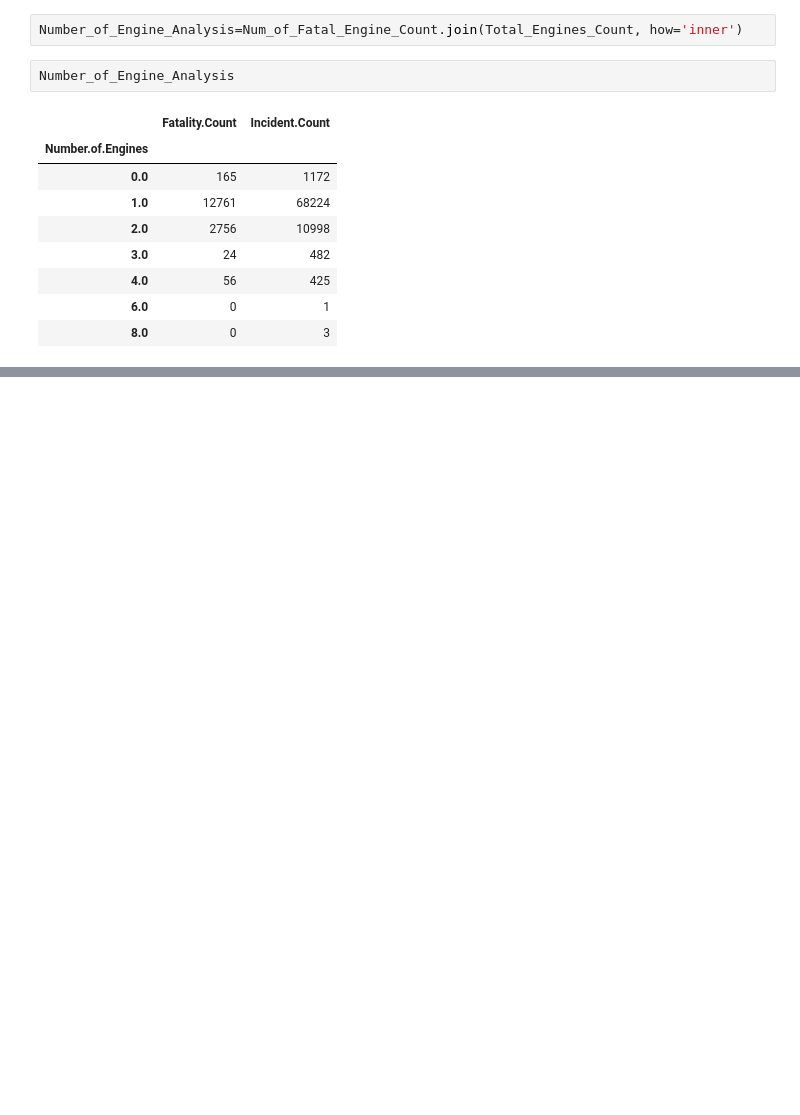
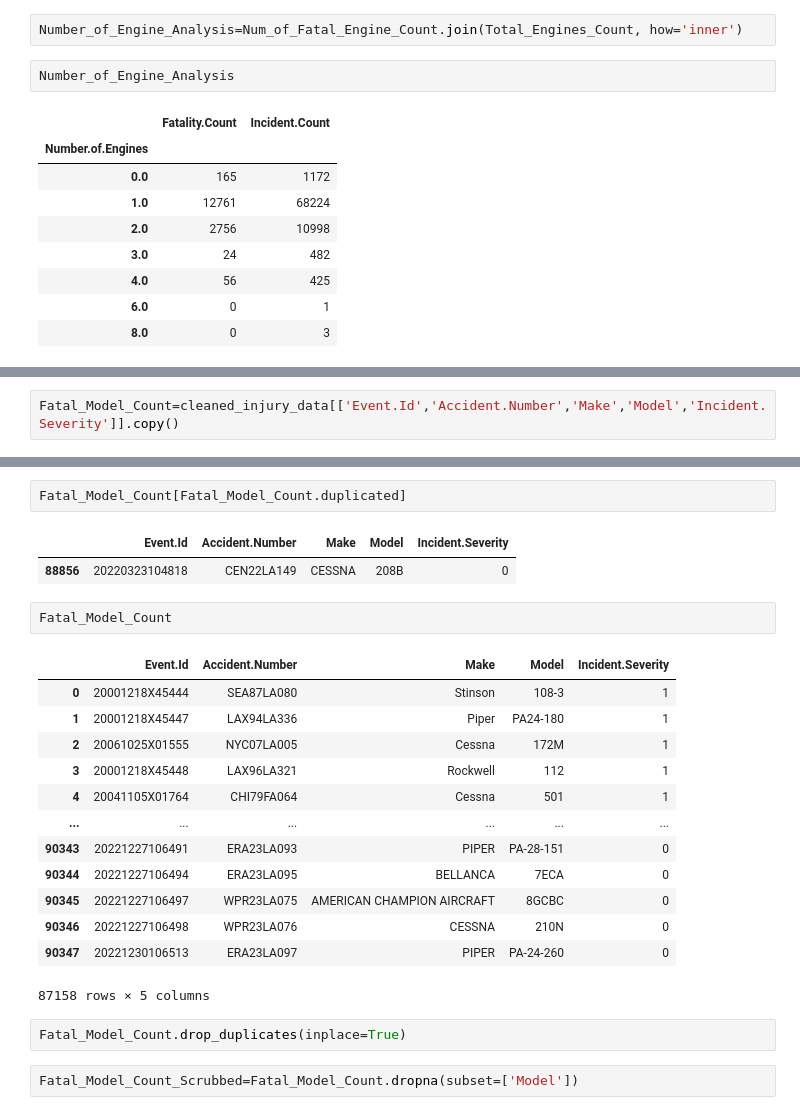
Before and after one commit to AndrewReusche/dsc-phase-1-project-v3, a Jupyter notebook: student.ipynb, the cells around one changed output, grey strips where cells are left out. Drawn from its saved outputs; the diff is of its cells as text; blank space fills up the shorter version.

Commit message:
creation of Fatal_Model_Analysis and Fatal_Make_Analysis Dataframes

```diff
--- a/student.ipynb
+++ b/student.ipynb
@@ -1155,0 +1166,2 @@ Number_of_Engine_Analysis
+# %%
+Fatal_Model_Count=cleaned_injury_data[['Event.Id','Accident.Number','Make','Model','Incident.Severity']].copy()
@@ -1155,0 +1221,25 @@ Number_of_Engine_Analysis
+# %%
+Fatal_Model_Count[Fatal_Model_Count.duplicated]
+# %% [output]
+|  | Event.Id | Accident.Number | Make | Model | Incident.Severity |
+| 88856 | 20220323104818 | CEN22LA149 | CESSNA | 208B | 0 |
+# %%
+Fatal_Model_Count
+# %% [output]
+|  | Event.Id | Accident.Number | Make | Model | Incident.Severity |
+| 0 | 20001218X45444 | SEA87LA080 | Stinson | 108-3 | 1 |
+| 1 | 20001218X45447 | LAX94LA336 | Piper | PA24-180 | 1 |
+| 2 | 20061025X01555 | NYC07LA005 | Cessna | 172M | 1 |
+| 3 | 20001218X45448 | LAX96LA321 | Rockwell | 112 | 1 |
+| 4 | 20041105X01764 | CHI79FA064 | Cessna | 501 | 1 |
+| ... | ... | ... | ... | ... | ... |
+| 90343 | 20221227106491 | ERA23LA093 | PIPER | PA-28-151 | 0 |
+| 90344 | 20221227106494 | ERA23LA095 | BELLANCA | 7ECA | 0 |
+| 90345 | 20221227106497 | WPR23LA075 | AMERICAN CHAMPION AIRCRAFT | 8GCBC | 0 |
+| 90346 | 20221227106498 | WPR23LA076 | CESSNA | 210N | 0 |
+| 90347 | 20221230106513 | ERA23LA097 | PIPER | PA-24-260 | 0 |
+87158 rows × 5 columns
+# %%
+Fatal_Model_Count.drop_duplicates(inplace=True)
+# %%
+Fatal_Model_Count_Scrubbed=Fatal_Model_Count.dropna(subset=['Model'])
```
Also changed, not shown: parts of 37 cells of this notebook.
